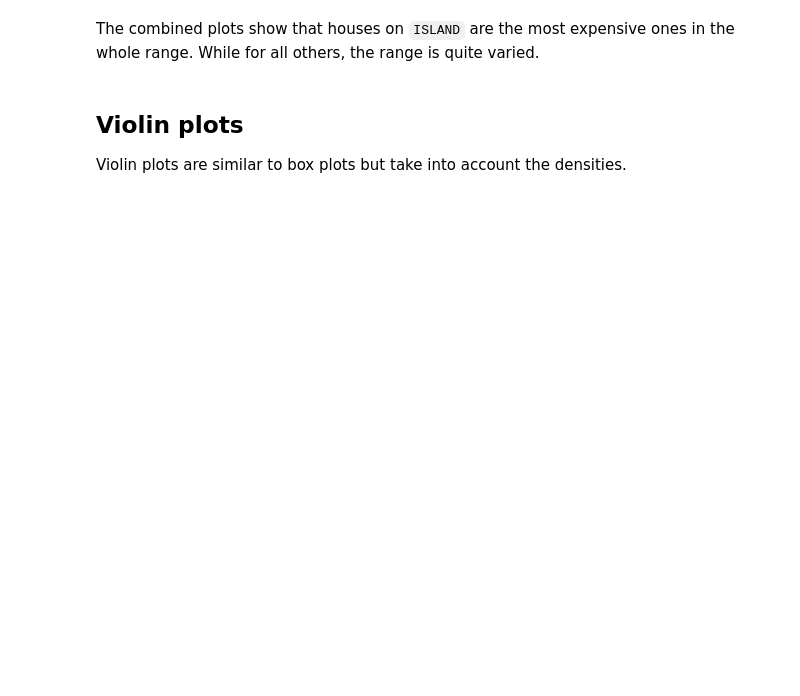
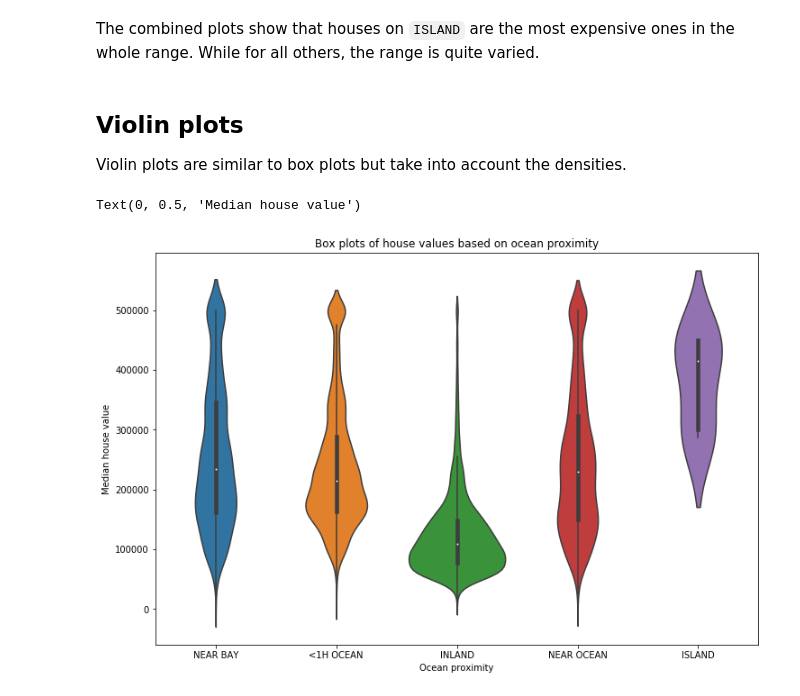
Before and after one commit to kb22/Understanding-Seaborn, a Jupyter notebook: Understanding Seaborn.ipynb, the cells around one changed output. Drawn from its saved outputs; the diff is of its cells as text; code cells hidden in the pictures; blank space fills up the shorter version.

```diff
--- a/Understanding Seaborn.ipynb
+++ b/Understanding Seaborn.ipynb
@@ -139,0 +135,9 @@ sns.violinplot(x="day", y="total_bill", hue="smoker",
+# %%
+plt.figure(figsize = (12, 8))
+sns.violinplot(x = 'ocean_proximity', y = 'median_house_value', data = dataset)
+plt.title("Box plots of house values based on ocean proximity")
+plt.xlabel("Ocean proximity")
+plt.ylabel("Median house value")
+# %% [output]
+Text(0, 0.5, 'Median house value')
+[figure, added]
```
Also changed, not shown: parts of 8 cells of this notebook.
